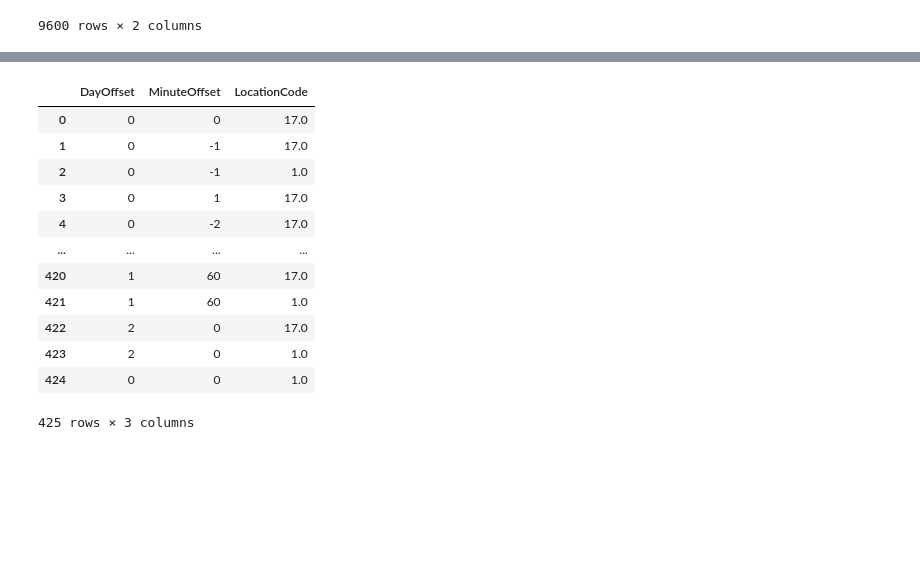
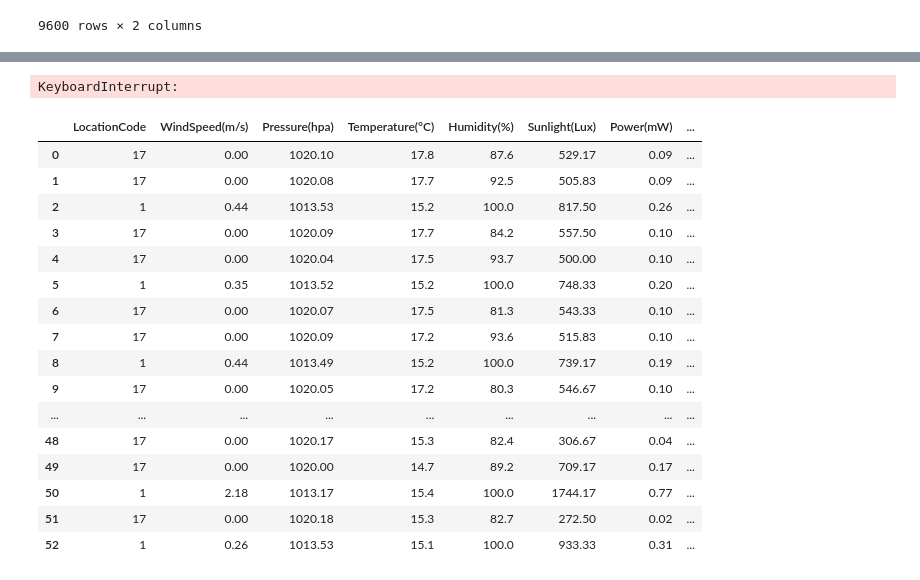
Before and after one commit to tsengcat/2024fall-ds-cp2-tseng, a Jupyter notebook: relative_model.ipynb, the cells around one changed output, grey strips where cells are left out. Saved outputs shown, nothing was run; the diff lists cells and outputs as text; code cells hidden in the pictures; blank space fills up the shorter version.

```diff
--- a/relative_model.ipynb
+++ b/relative_model.ipynb
@@ -105,7 +109,7 @@ minute = row['MinutesSinceStartOfDay']
 feature_offset = pd.DataFrame()
 
 # 定义一个函数来查找邻近的数据
-def find_nearby_data(day, minute, df, feature_offset, max_records=180, min_days=2):
+def find_nearby_data(day, minute, df, feature_offset, max_records=50, min_days=0):
     # 查找同一天同一分钟的数据
     same_day_same_minute = df[(df['DayOfYear'] == day) & (df['MinutesSinceStartOfDay'] == minute)]
     same_day_same_minute = same_day_same_minute.copy() # Explicitly create a copy
@@ -197,17 +201,3 @@ feature_offset = feature_offset.head(500)
 
 # Display the updated feature_offset
 feature_offset
-# %% [output]
-|  | DayOffset | MinuteOffset | LocationCode |
-| 0 | 0 | 0 | 17.0 |
-| 1 | 0 | -1 | 17.0 |
-| 2 | 0 | -1 | 1.0 |
-| 3 | 0 | 1 | 17.0 |
-| 4 | 0 | -2 | 17.0 |
-| ... | ... | ... | ... |
-| 420 | 1 | 60 | 17.0 |
-| 421 | 1 | 60 | 1.0 |
-| 422 | 2 | 0 | 17.0 |
-| 423 | 2 | 0 | 1.0 |
-| 424 | 0 | 0 | 1.0 |
-425 rows × 3 columns
@@ -213,0 +214,4 @@ feature_offset
+# %%
+mask_array = [np.isin(data_array_np[:, :3], condition_array[i]).all(axis=1) for i in range(len(condition_array))]
+# %% [output]
+KeyboardInterrupt:
@@ -214,3 +220,58 @@ feature_offset
+# %%
+
+def generate_training_data(df, feature_offset, max_records=500):
+    """
+    Generate training data by using the provided feature_offset as input.
+    - df: DataFrame, the full dataset
+    - feature_offset: DataFrame, specifying DayOffset, MinuteOffset, and LocationCode
+    - max_records: int, maximum number of records to include for each sample
+
+    Returns:
+    - train_set: DataFrame with generated features
+    """
+    train_set = pd.DataFrame()
+
+    for _, row in feature_offset.iterrows():
+        day = row['DayOffset'] + df['DayOfYear'].iloc[0]
+        minute = row['MinuteOffset'] + df['MinutesSinceStartOfDay'].iloc[0]
+        location_code = row['LocationCode']
+
+        # Filter matching rows in the main dataset
+        matching_rows = df[(df['DayOfYear'] == day) &
+                           (df['MinutesSinceStartOfDay'] == minute) &
+                           (df['LocationCode'] == location_code)]
+
+        if not matching_rows.empty:
+            # Add matching rows to the training set
+            train_set = pd.concat([train_set, matching_rows], ignore_index=True)
+
+        # Limit the size of the training set
+        if len(train_set) >= max_records:
+            break
+
+    return train_set
+
+# Generate training data
+train_set = generate_training_data(df, feature_offset)
+train_set
+# %% [output]
+|  | LocationCode | WindSpeed(m/s) | Pressure(hpa) | Temperature(°C) | Humidity(%) | Sunlight(Lux) | Power(mW) | ... |
+| 0 | 17 | 0.00 | 1020.10 | 17.8 | 87.6 | 529.17 | 0.09 | ... |
+| 1 | 17 | 0.00 | 1020.08 | 17.7 | 92.5 | 505.83 | 0.09 | ... |
+| 2 | 1 | 0.44 | 1013.53 | 15.2 | 100.0 | 817.50 | 0.26 | ... |
+| 3 | 17 | 0.00 | 1020.09 | 17.7 | 84.2 | 557.50 | 0.10 | ... |
+| 4 | 17 | 0.00 | 1020.04 | 17.5 | 93.7 | 500.00 | 0.10 | ... |
+| 5 | 1 | 0.35 | 1013.52 | 15.2 | 100.0 | 748.33 | 0.20 | ... |
+| 6 | 17 | 0.00 | 1020.07 | 17.5 | 81.3 | 543.33 | 0.10 | ... |
+| 7 | 17 | 0.00 | 1020.09 | 17.2 | 93.6 | 515.83 | 0.10 | ... |
+| 8 | 1 | 0.44 | 1013.49 | 15.2 | 100.0 | 739.17 | 0.19 | ... |
+| 9 | 17 | 0.00 | 1020.05 | 17.2 | 80.3 | 546.67 | 0.10 | ... |
+| ... | ... | ... | ... | ... | ... | ... | ... | ... |
+| 48 | 17 | 0.00 | 1020.17 | 15.3 | 82.4 | 306.67 | 0.04 | ... |
+| 49 | 17 | 0.00 | 1020.00 | 14.7 | 89.2 | 709.17 | 0.17 | ... |
+| 50 | 1 | 2.18 | 1013.17 | 15.4 | 100.0 | 1744.17 | 0.77 | ... |
+| 51 | 17 | 0.00 | 1020.18 | 15.3 | 82.7 | 272.50 | 0.02 | ... |
+| 52 | 1 | 0.26 | 1013.53 | 15.1 | 100.0 | 933.33 | 0.31 | ... |
 # %%
 # 初始化一个空的 DataFrame 来存储结果
 train_set = pd.DataFrame()
```
Also changed, not shown: parts of 4 cells of this notebook.
